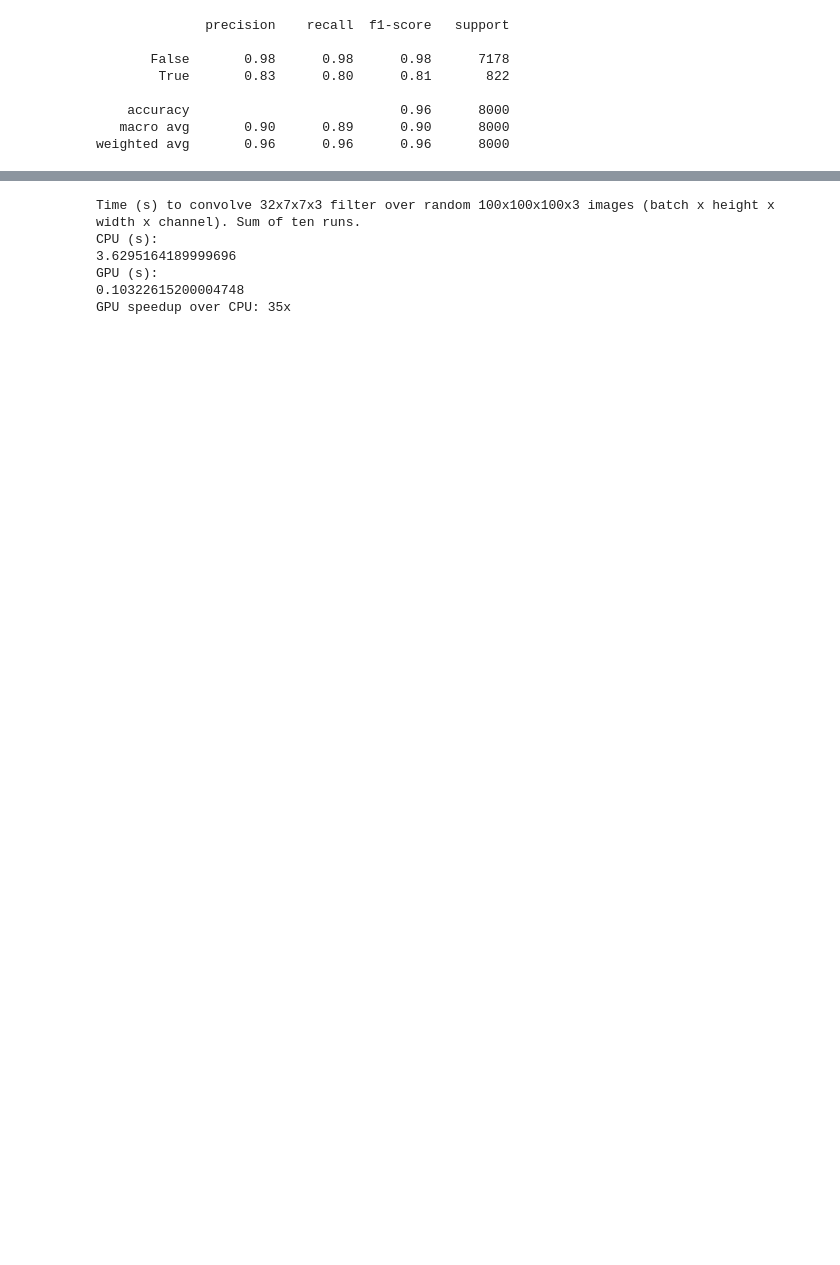
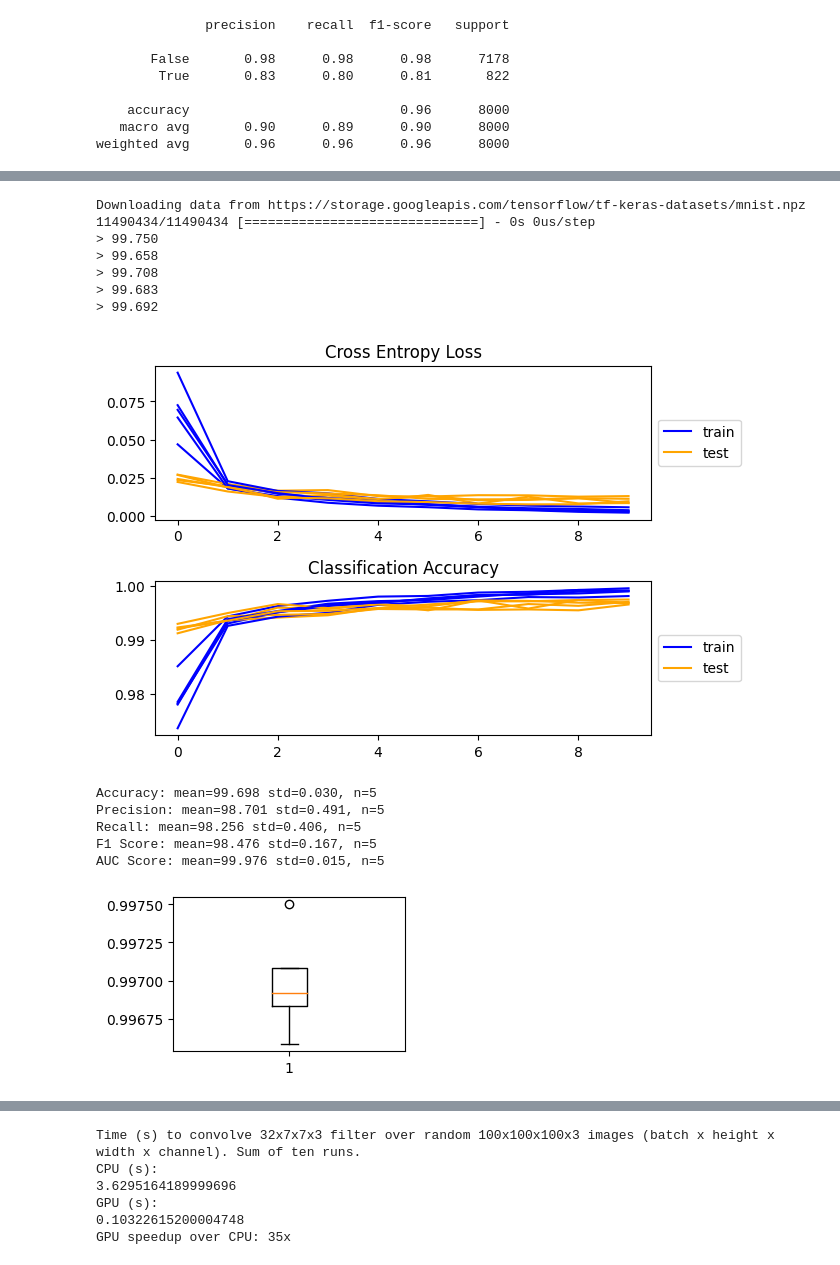
Before and after one commit to chaosagent86/machine_learning, a Jupyter notebook: Abschlussprojekt.ipynb, the cells around one changed output, grey strips where cells are left out. Saved outputs shown, nothing was run; the diff lists cells and outputs as text; code cells hidden in the pictures; blank space fills up the shorter version.

```diff
--- a/Abschlussprojekt.ipynb
+++ b/Abschlussprojekt.ipynb
@@ -845,0 +843,23 @@ Dieser oben genannte Geschwindigkeitsvorteil wird auch in folgendem Code seitens
+# %%
+# adapt batch size and keep other hyperparameters constant
+learning_rate = 0.01
+batch_size = 128
+n_folds = 5
+nr_epochs = 10
+
+run_test_harness(n_folds, nr_epochs, batch_size, learning_rate)
+# %% [output]
+Downloading data from https://storage.googleapis.com/tensorflow/tf-keras-datasets/mnist.npz
+11490434/11490434 [==============================] - 0s 0us/step
+> 99.750
+> 99.658
+> 99.708
+> 99.683
+> 99.692
+[figure, added]
+Accuracy: mean=99.698 std=0.030, n=5
+Precision: mean=98.701 std=0.491, n=5
+Recall: mean=98.256 std=0.406, n=5
+F1 Score: mean=98.476 std=0.167, n=5
+AUC Score: mean=99.976 std=0.015, n=5
+[figure, added]
```
Also changed, not shown: parts of 120 cells of this notebook.
